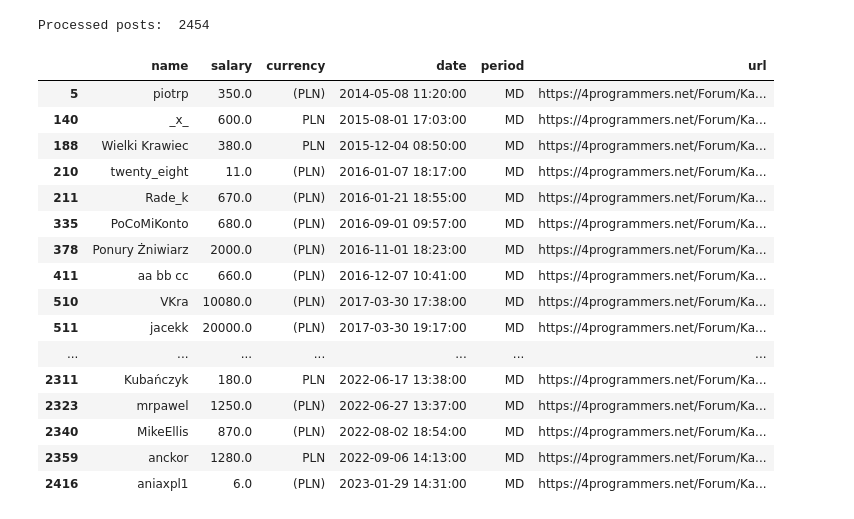
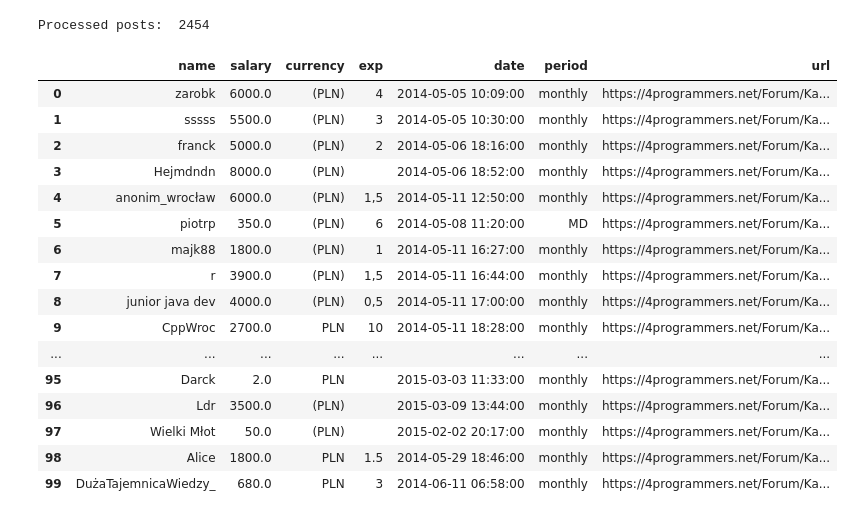
Before and after one commit to tjwnuk/salaries, a Jupyter notebook: notebooks/analysis.ipynb, the cells around one changed output. Cells and saved outputs as stored; diff of their text form; code cells hidden in the pictures.

Commit message:
extract experience years

```diff
--- a/notebooks/analysis.ipynb
+++ b/notebooks/analysis.ipynb
@@ -20,8 +20,9 @@ print("Number of posts: ", len(posts_df))
 # %% [output]
 Number of posts:  3761
 # %%
+# Extract the actual data and save it to salaries_df DataFrame
 # salaries DataFrame containing extracted data
-salaries_df = pd.DataFrame({'name': [], 'salary': [], 'currency': [], 'date': [], 'period': [], 'url': []})
+salaries_df = pd.DataFrame({'name': [], 'salary': [], 'currency': [], 'exp': [], 'date': [], 'period': [], 'url': []})
 
 # keywords, which we search in the post content
 salary_keywords = ['Zarobki', 'zarobki', 'ZAROBKI']
@@ -33,9 +34,13 @@ currencies ={
 }
 
 thousands_keywords = ['k', 'tys', 'tyś', 'tysięcy', 'tysiecy', 'tysiące', 'tysiace']
-hourly_rate_keywords = ['/H', '/h','/ H', '/ h', 'godz' 'GODZINA', 'Godzina', 'godzina', 'GODZINE', "Godzine", 'godzine', 'GODZINĘ', "Godzinę", 'godzinę']
+hourly_rate_keywords = ['/H', '/h','/ H', '/ h', 'godz' 'GODZINA', 'Godzina', \
+                         'godzina', 'GODZINE', "Godzine", 'godzine', 'GODZINĘ', "Godzinę", 'godzinę']
 man_day_keywords = ['dzień', 'dzien', 'dziennie', 'MD', 'dniowka', 'dniówki']
 b2b_keywords = ['b2b', 'B2B', 'B2b', 'b2B']
+exp_years_keywords = ['DOSWIADCZENIE', 'Doswiadczenie', 'doswiadczenie', 'DOŚWIADCZENIE', 'Doświadczenie', 'doświadczenie']
+years_keywords = ['ROK', 'Rok', 'rok', 'LAT', 'Lat', 'lat']
+months_keywords = ['MIESIAC', 'Miesiac', 'Miesiąc', 'miesiąc', 'MIESIĘCY', 'Miesięcy','miesięcy','miesiac', 'miesiecy', 'mies']
 
 
 def extract_salaries(post):
@@ -61,11 +66,30 @@ def extract_salaries(post):
     result = pd.DataFrame(columns = salaries_df.columns)
 
     # row to append to result
-    new_row = {'name': post['author'], 'salary': 0, 'currency': None, 'date': '' , 'period': 'monthly', 'url': post['url']}
+    new_row = {'name': post['author'], 'salary': 0, 'currency': None, 'exp': None, 'date': '' , 'period': 'monthly', 'url': post['url']}
 
     match_found = False
 
+
+    #extract salaries
     for line in clean_text.split('\n'):
+
+        # extract experience
+
+        exp_found = False
+        for token in exp_years_keywords:
+            if exp_found:
+                break
+            if token in line:
+                exp_matches = re.findall('\d+(?:[.,]\d+)?', line)
+                if exp_matches:
+                    exp = exp_matches[0]
+                    new_row['exp'] = exp
+                    exp_found = True
+            if new_row['exp'] == None:
+                new_row['exp'] = ''
+
+
 
         # ignore b2b tokens
         for token in b2b_keywords:
@@ -155,36 +179,38 @@ print('Processed posts: ', len(salaries_df))
 Processed posts:  2454
 # %%
 
+output_df = salaries_df[:100]
 
-output_df = salaries_df[salaries_df['period'] == 'MD']
+# output_df = salaries_df[salaries_df['period'] == 'MD']
+
 
 # Display only foreign currencies
 # output_df = salaries_df.loc[~salaries_df['currency'].isin(['PLN', '(PLN)'])]
 
 # display only first 10 and last 10 items
 # output_df=pd.concat([output_df[:10], output_df[-10:]])
 
 # output_df = output_df[output_df['period'] == 'hourly']
 # output_df1 = output_df.loc[(output_df['period'] == 'hourly') & (output_df['salary'] > 1000)]
 
 # print('procentowo większych niż 1000:', len(output_df1)/len(output_df))
 
 HTML(output_df.to_html(render_links=True, escape=False))
 # %% [output]
-|  | name | salary | currency | date | period | url |
-| 5 | piotrp | 350.0 | (PLN) | 2014-05-08 11:20:00 | MD | https://4programmers.net/Forum/Ka... |
-| 140 | _x_ | 600.0 | PLN | 2015-08-01 17:03:00 | MD | https://4programmers.net/Forum/Ka... |
-| 188 | Wielki Krawiec | 380.0 | PLN | 2015-12-04 08:50:00 | MD | https://4programmers.net/Forum/Ka... |
-| 210 | twenty_eight | 11.0 | (PLN) | 2016-01-07 18:17:00 | MD | https://4programmers.net/Forum/Ka... |
-| 211 | Rade_k | 670.0 | (PLN) | 2016-01-21 18:55:00 | MD | https://4programmers.net/Forum/Ka... |
-| 335 | PoCoMiKonto | 680.0 | (PLN) | 2016-09-01 09:57:00 | MD | https://4programmers.net/Forum/Ka... |
-| 378 | Ponury Żniwiarz | 2000.0 | (PLN) | 2016-11-01 18:23:00 | MD | https://4programmers.net/Forum/Ka... |
-| 411 | aa bb cc | 660.0 | (PLN) | 2016-12-07 10:41:00 | MD | https://4programmers.net/Forum/Ka... |
-| 510 | VKra | 10080.0 | (PLN) | 2017-03-30 17:38:00 | MD | https://4programmers.net/Forum/Ka... |
-| 511 | jacekk | 20000.0 | (PLN) | 2017-03-30 19:17:00 | MD | https://4programmers.net/Forum/Ka... |
-| ... | ... | ... | ... | ... | ... | ... |
-| 2311 | Kubańczyk | 180.0 | PLN | 2022-06-17 13:38:00 | MD | https://4programmers.net/Forum/Ka... |
-| 2323 | mrpawel | 1250.0 | (PLN) | 2022-06-27 13:37:00 | MD | https://4programmers.net/Forum/Ka... |
-| 2340 | MikeEllis | 870.0 | (PLN) | 2022-08-02 18:54:00 | MD | https://4programmers.net/Forum/Ka... |
-| 2359 | anckor | 1280.0 | PLN | 2022-09-06 14:13:00 | MD | https://4programmers.net/Forum/Ka... |
-| 2416 | aniaxpl1 | 6.0 | (PLN) | 2023-01-29 14:31:00 | MD | https://4programmers.net/Forum/Ka... |
+|  | name | salary | currency | exp | date | period | url |
+| 0 | zarobk | 6000.0 | (PLN) | 4 | 2014-05-05 10:09:00 | monthly | https://4programmers.net/Forum/Ka... |
+| 1 | sssss | 5500.0 | (PLN) | 3 | 2014-05-05 10:30:00 | monthly | https://4programmers.net/Forum/Ka... |
+| 2 | franck | 5000.0 | (PLN) | 2 | 2014-05-06 18:16:00 | monthly | https://4programmers.net/Forum/Ka... |
+| 3 | Hejmdndn | 8000.0 | (PLN) |  | 2014-05-06 18:52:00 | monthly | https://4programmers.net/Forum/Ka... |
+| 4 | anonim_wrocław | 6000.0 | (PLN) | 1,5 | 2014-05-11 12:50:00 | monthly | https://4programmers.net/Forum/Ka... |
+| 5 | piotrp | 350.0 | (PLN) | 6 | 2014-05-08 11:20:00 | MD | https://4programmers.net/Forum/Ka... |
+| 6 | majk88 | 1800.0 | (PLN) | 1 | 2014-05-11 16:27:00 | monthly | https://4programmers.net/Forum/Ka... |
+| 7 | r | 3900.0 | (PLN) | 1,5 | 2014-05-11 16:44:00 | monthly | https://4programmers.net/Forum/Ka... |
+| 8 | junior java dev | 4000.0 | (PLN) | 0,5 | 2014-05-11 17:00:00 | monthly | https://4programmers.net/Forum/Ka... |
+| 9 | CppWroc | 2700.0 | PLN | 10 | 2014-05-11 18:28:00 | monthly | https://4programmers.net/Forum/Ka... |
+| ... | ... | ... | ... | ... | ... | ... | ... |
+| 95 | Darck | 2.0 | PLN |  | 2015-03-03 11:33:00 | monthly | https://4programmers.net/Forum/Ka... |
+| 96 | Ldr | 3500.0 | (PLN) |  | 2015-03-09 13:44:00 | monthly | https://4programmers.net/Forum/Ka... |
+| 97 | Wielki Młot | 50.0 | (PLN) |  | 2015-02-02 20:17:00 | monthly | https://4programmers.net/Forum/Ka... |
+| 98 | Alice | 1800.0 | PLN | 1.5 | 2014-05-29 18:46:00 | monthly | https://4programmers.net/Forum/Ka... |
+| 99 | DużaTajemnicaWiedzy_ | 680.0 | PLN | 3 | 2014-06-11 06:58:00 | monthly | https://4programmers.net/Forum/Ka... |
```
